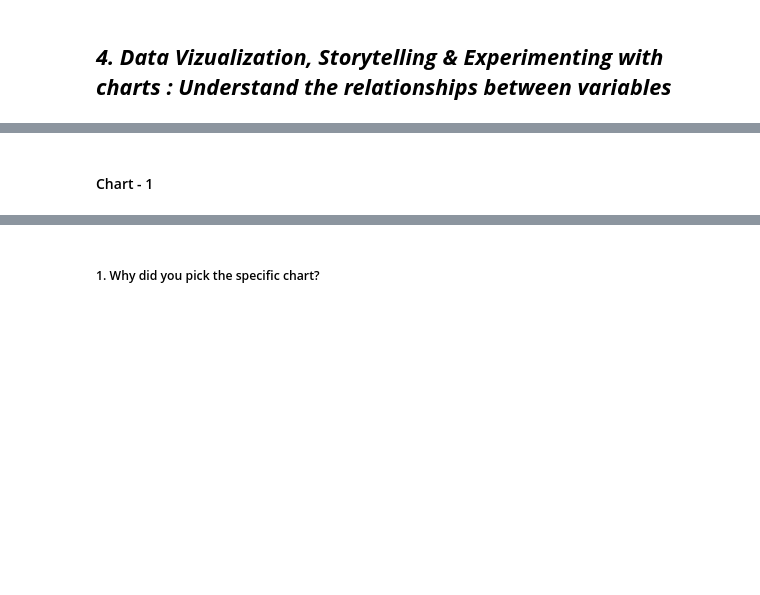
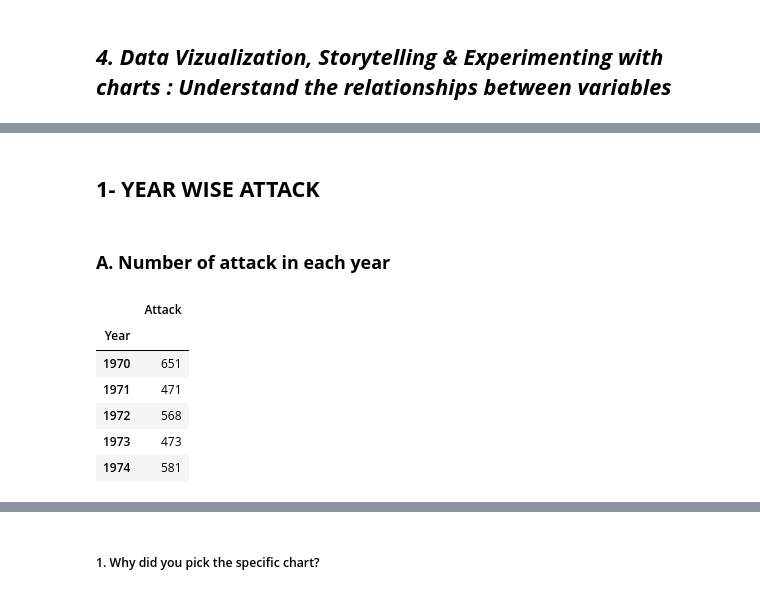
Before and after one commit to amolwagh77/Exploratory-Data-Analysis---Global-Terrorism, a Jupyter notebook: Sample EDA Submission Template.ipynb, the cells around one changed output, grey strips where cells are left out. Drawn from its saved outputs; the diff is of its cells as text; code cells hidden in the pictures; blank space fills up the shorter version.

```diff
--- a/Sample EDA Submission Template.ipynb
+++ b/Sample EDA Submission Template.ipynb
@@ -275,2 +282,2 @@ data.describe()
 # %% [markdown]
-#### Chart - 1
+## **1- YEAR WISE ATTACK**
@@ -278,0 +284,13 @@ data.describe()
+# %% [markdown]
+### **A. Number of attack in each year**
+# %%
+attacks=data["Year"].value_counts(dropna=False).sort_index().to_frame().reset_index().rename(columns={'index':'Year','count':'Attack'}).set_index('Year')
+attacks.head(5)
+# %% [output]
+|  | Attack |
+| Year |  |
+| 1970 | 651 |
+| 1971 | 471 |
+| 1972 | 568 |
+| 1973 | 473 |
+| 1974 | 581 |
```
Also changed, not shown: parts of 41 cells of this notebook.
